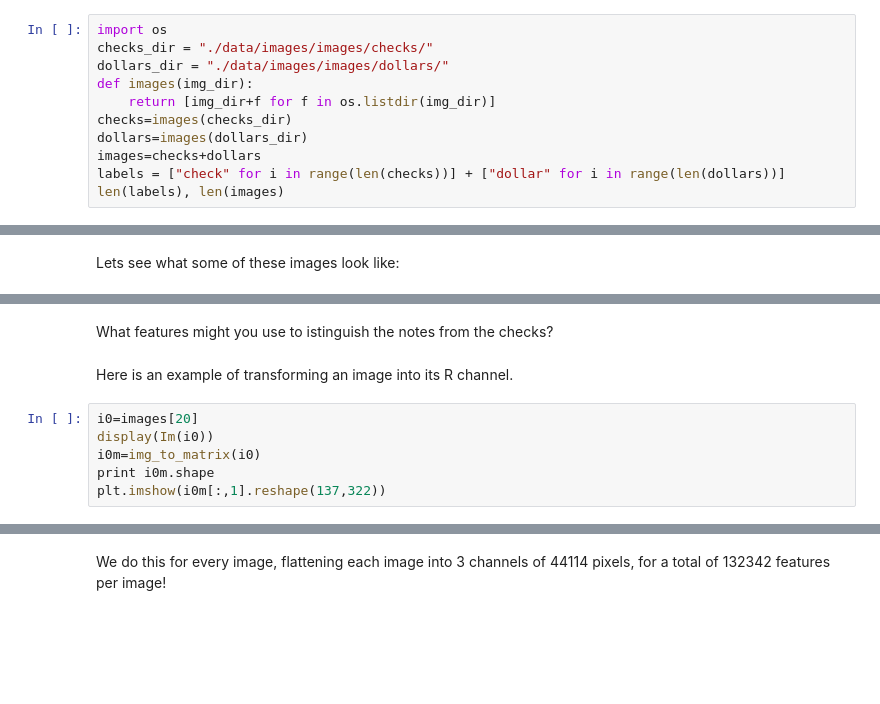
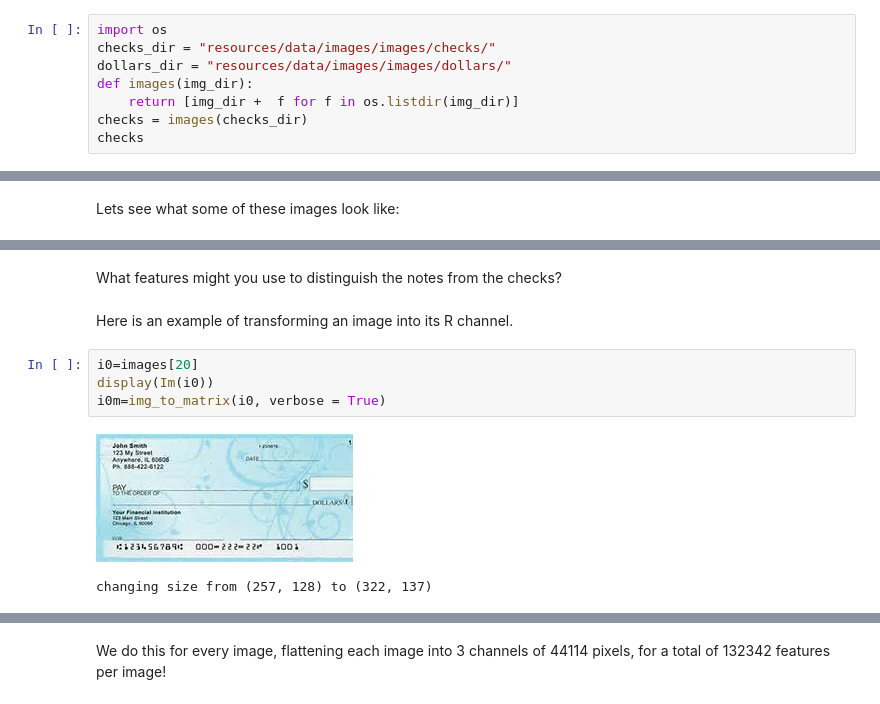
Before and after one commit to anyuanay/Practical-Data-Science-With-Open-Source-Techniques, a Jupyter notebook: using-python/CS109-Lab4-scikit-learn.ipynb, the cells around one changed output, grey strips where cells are left out. Cells and saved outputs as stored; diff of their text form; blank space fills up the shorter version.

```diff
--- a/using-python/CS109-Lab4-scikit-learn.ipynb
+++ b/using-python/CS109-Lab4-scikit-learn.ipynb
@@ -720,12 +749,9 @@ def flatten_image(img):
     return img_wide[0]
 # %%
 import os
-checks_dir = "./data/images/images/checks/"
-dollars_dir = "./data/images/images/dollars/"
+checks_dir = "resources/data/images/images/checks/"
+dollars_dir = "resources/data/images/images/dollars/"
 def images(img_dir):
-    return [img_dir+f for f in os.listdir(img_dir)]
-checks=images(checks_dir)
-dollars=images(dollars_dir)
-images=checks+dollars
-labels = ["check" for i in range(len(checks))] + ["dollar" for i in range(len(dollars))]
-len(labels), len(images)
+    return [img_dir +  f for f in os.listdir(img_dir)]
+checks = images(checks_dir)
+checks
@@ -739,10 +829,11 @@ for i in range(3):
 # %% [markdown]
-What features might you use to istinguish the notes from the checks?
+What features might you use to distinguish the notes from the checks?
 # %% [markdown]
 Here is an example of transforming an image into its R channel.
 # %%
 i0=images[20]
 display(Im(i0))
-i0m=img_to_matrix(i0)
-print i0m.shape
-plt.imshow(i0m[:,1].reshape(137,322))
+i0m=img_to_matrix(i0, verbose = True)
+# %% [output]
+[figure, added]
+changing size from (257, 128) to (322, 137)
```
Also changed, not shown: parts of 51 cells of this notebook.
